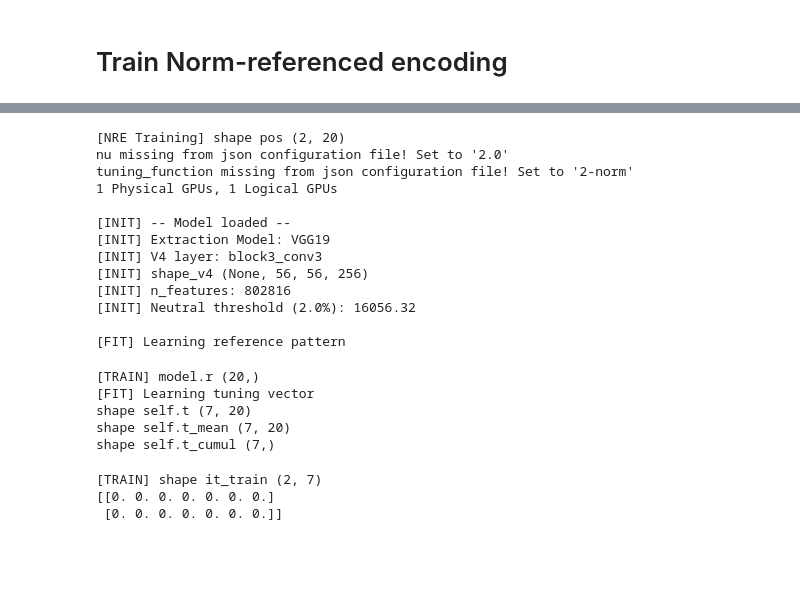
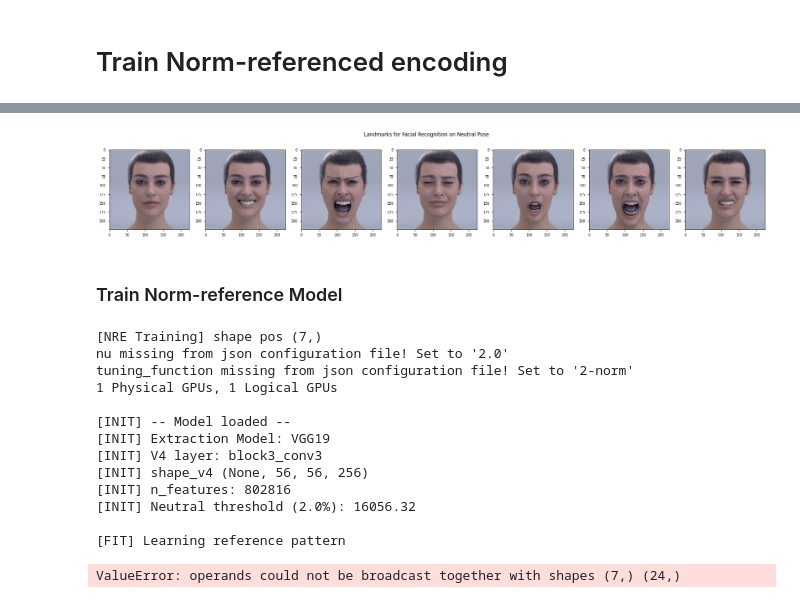
Before and after one commit to michaelStettler/BVS, a Jupyter notebook: projects/facial_shape_expression_recognition_transfer/06_FER_transfer_on_FERG.ipynb, the cells around one changed output, grey strips where cells are left out. Saved outputs shown, nothing was run; the diff lists cells and outputs as text; code cells hidden in the pictures; blank space fills up the shorter version.

```diff
--- a/projects/facial_shape_expression_recognition_transfer/06_FER_transfer_on_FERG.ipynb
+++ b/projects/facial_shape_expression_recognition_transfer/06_FER_transfer_on_FERG.ipynb
@@ -581,0 +601,9 @@ Clipping input data to the valid range for imshow with RGB data ([0..1] for floa
+# %%
+# load the training data to train ref and tuning vectors: Louise all expressions
+config['train_avatar'] = 'Louise'
+config['train_expression'] = ['full']
+data = load_data(config)
+n_training = len(data[0])
+print("[LOAD] Training Data loaded", np.shape(data[0]))
+print("[LOAD] Labels Data loaded", np.shape(data[1]))
+print()
@@ -581,0 +632,33 @@ Clipping input data to the valid range for imshow with RGB data ([0..1] for floa
+# %%
+def predict_fer_lmk_pos(data, verbose=False):
+    # get preds from VGG
+    preds = predict_v4(data)
+
+    # get Facial Recognition landmarks
+    fr_lmks = get_lmk(preds, fr_patterns, rbf_fr_templates, verbose=False)
+    fr_lmks_pooled = max_pool_lmks(fr_lmks)
+
+    # get face types and pos
+    fr_types, fr_faces_pos, fr_faces_size = get_face_pos_scales(fr_lmks_pooled, verbose=False)
+    print("fr_types", fr_types)
+    print("fr_faces_pos", fr_faces_pos)
+    print("fr_faces_size", fr_faces_size)
+
+    # get offset for face pos and scales
+    x_pos_offset, face_x_scales = compute_face_pos_and_scales(fr_types, fr_faces_pos, fr_faces_size, verbose=verbose)
+    print("x_pos_offset", x_pos_offset)
+    print("face_x_scales", face_x_scales)
+
+    # get Facial Expression landmarks
+    fer_lmks = get_lmk(preds, fer_patterns, rbf_fer_templates, face_x_scales=face_x_scales)
+    fer_lmks_pooled = max_pool_lmks(fer_lmks)
+    print("shape fer_lmks_pooled", np.shape(fer_lmks_pooled))
+
+    return fer_lmks_pooled
+# %%
+fer_preds = predict_fer_lmk_pos(data, verbose=True)
+print("fer_preds:", len(fer_preds))
+for i in range(len(fer_preds)):
+    for j in range(len(fer_preds[i])):
+        print("lmk:", fer_preds[i][j])
+    print()
@@ -582,3 +683,10 @@ Clipping input data to the valid range for imshow with RGB data ([0..1] for floa
+# %%
+#plot landmarks on images
+draw_lmks_on_images(data, fer_preds)
+# %% [output]
+[figure, added]
+# %% [markdown]
+### Train Norm-reference Model
 # %%
 def get_pos_data_from_dict(lmks):
     positions = []
@@ -602,6 +699,6 @@ def predict_fer_lmk_pos(data):
 # %%
 # get lmks pos to learn reference
-pos = get_pos_data_from_dict(fer_lmks_pooled)
+pos = get_pos_data_from_dict(fer_preds)
 print("[NRE Training] shape pos", np.shape(pos))
 
 # declare a model to access its functions and train it
@@ -622,7 +719,7 @@ it_train = nre_model._get_it_resp(pos)
 print("[TRAIN] shape it_train", np.shape(it_train))
 print(it_train)
 # %% [output]
-[NRE Training] shape pos (2, 20)
+[NRE Training] shape pos (7,)
 nu missing from json configuration file! Set to '2.0'
 tuning_function missing from json configuration file! Set to '2-norm'
 1 Physical GPUs, 1 Logical GPUs
@@ -635,11 +732,4 @@ tuning_function missing from json configuration file! Set to '2-norm'
 [INIT] Neutral threshold (2.0%): 16056.32
 
 [FIT] Learning reference pattern
-[TRAIN] model.r (20,)
-[FIT] Learning tuning vector
-shape self.t (7, 20)
-shape self.t_mean (7, 20)
-shape self.t_cumul (7,)
+ValueError: operands could not be broadcast together with shapes (7,) (24,)
-[TRAIN] shape it_train (2, 7)
-[[0. 0. 0. 0. 0. 0. 0.]
- [0. 0. 0. 0. 0. 0. 0.]]
```
Also changed, not shown: parts of 30 cells of this notebook, 2 other files.
